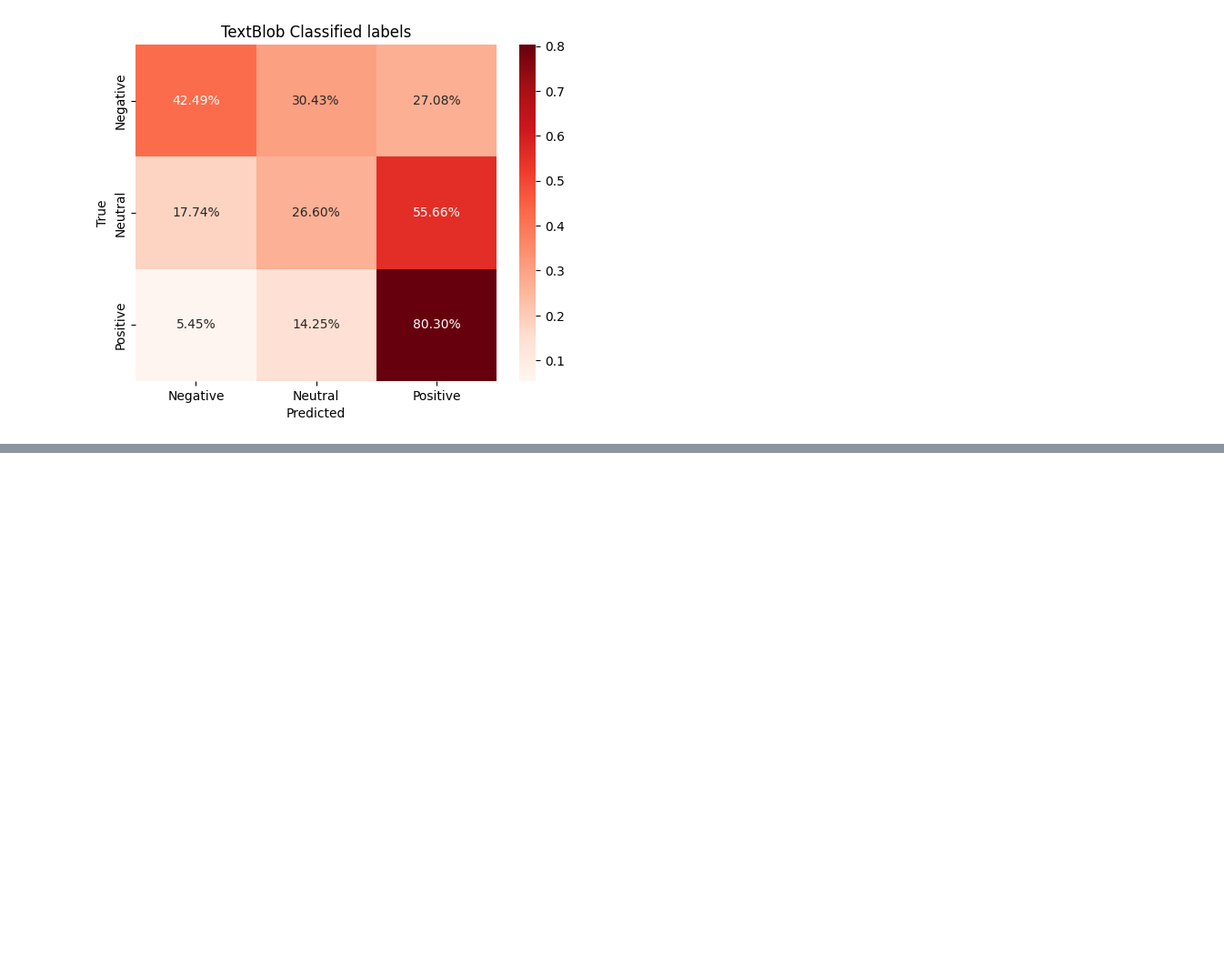
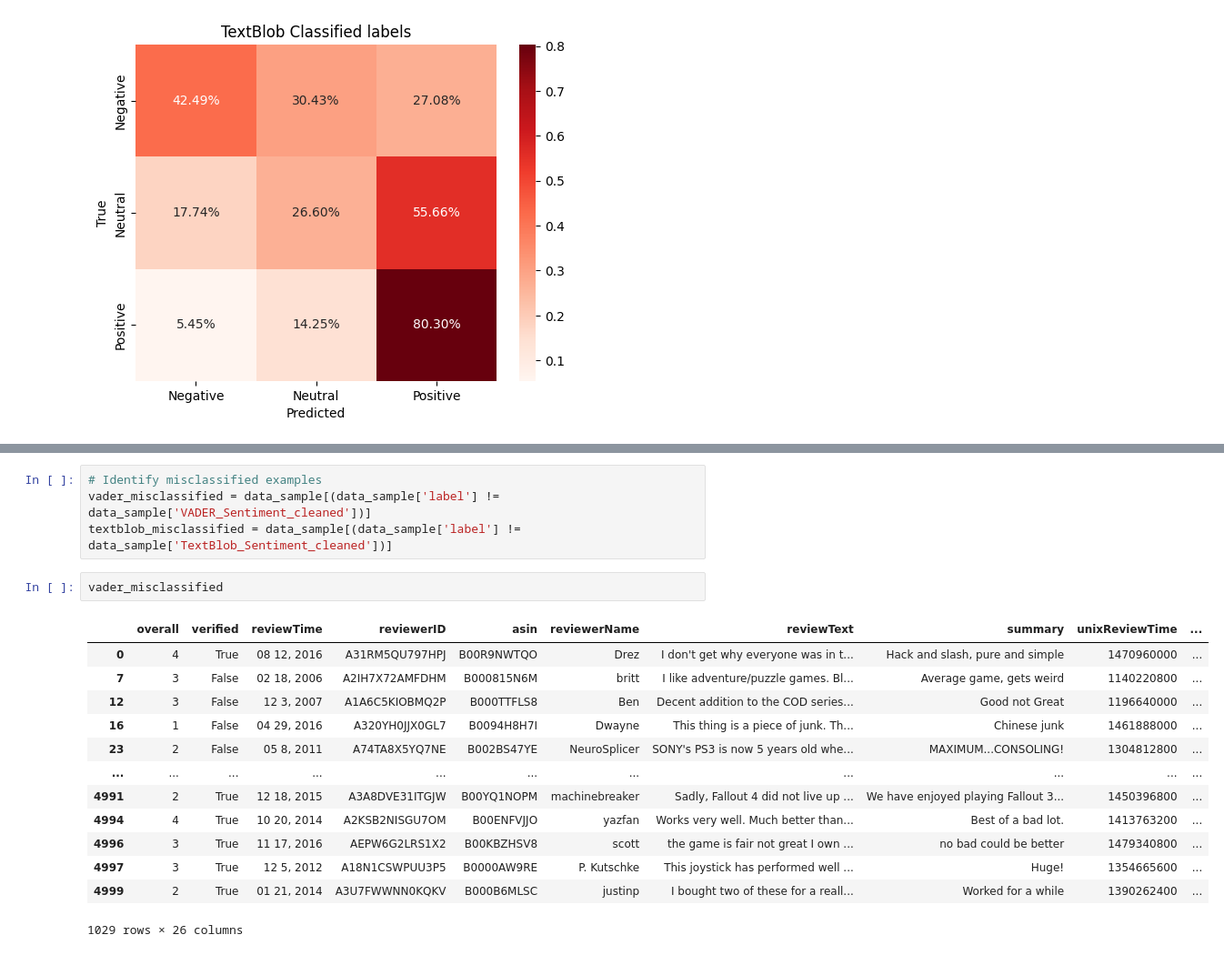
Before and after one commit to emreyurderiportfolio/Portfolio, a Jupyter notebook: Amazon_Reviews_Sentiment_Analysis/Sentiment_Analysis.ipynb, the cells around one changed output, grey strips where cells are left out. Shown at 91% size. Drawn from its saved outputs; the diff is of its cells as text; blank space fills up the shorter version.

```diff
--- a/Amazon_Reviews_Sentiment_Analysis/Sentiment_Analysis.ipynb
+++ b/Amazon_Reviews_Sentiment_Analysis/Sentiment_Analysis.ipynb
@@ -697,0 +756,20 @@ plt.show()
+# %%
+# Identify misclassified examples
+vader_misclassified = data_sample[(data_sample['label'] != data_sample['VADER_Sentiment_cleaned'])]
+textblob_misclassified = data_sample[(data_sample['label'] != data_sample['TextBlob_Sentiment_cleaned'])]
+# %%
+vader_misclassified
+# %% [output]
+|  | overall | verified | reviewTime | reviewerID | asin | reviewerName | reviewText | summary | unixReviewTime | ... |
+| 0 | 4 | True | 08 12, 2016 | A31RM5QU797HPJ | B00R9NWTQO | Drez | I don't get why everyone was in t... | Hack and slash, pure and simple | 1470960000 | ... |
+| 7 | 3 | False | 02 18, 2006 | A2IH7X72AMFDHM | B000815N6M | britt | I like adventure/puzzle games. Bl... | Average game, gets weird | 1140220800 | ... |
+| 12 | 3 | False | 12 3, 2007 | A1A6C5KIOBMQ2P | B000TTFLS8 | Ben | Decent addition to the COD series... | Good not Great | 1196640000 | ... |
+| 16 | 1 | False | 04 29, 2016 | A320YH0JJX0GL7 | B0094H8H7I | Dwayne | This thing is a piece of junk. Th... | Chinese junk | 1461888000 | ... |
+| 23 | 2 | False | 05 8, 2011 | A74TA8X5YQ7NE | B002BS47YE | NeuroSplicer | SONY's PS3 is now 5 years old whe... | MAXIMUM...CONSOLING! | 1304812800 | ... |
+| ... | ... | ... | ... | ... | ... | ... | ... | ... | ... | ... |
+| 4991 | 2 | True | 12 18, 2015 | A3A8DVE31ITGJW | B00YQ1NOPM | machinebreaker | Sadly, Fallout 4 did not live up ... | We have enjoyed playing Fallout 3... | 1450396800 | ... |
+| 4994 | 4 | True | 10 20, 2014 | A2KSB2NISGU7OM | B00ENFVJJO | yazfan | Works very well. Much better than... | Best of a bad lot. | 1413763200 | ... |
+| 4996 | 3 | True | 11 17, 2016 | AEPW6G2LRS1X2 | B00KBZHSV8 | scott | the game is fair not great I own ... | no bad could be better | 1479340800 | ... |
+| 4997 | 3 | True | 12 5, 2012 | A18N1CSWPUU3P5 | B0000AW9RE | P. Kutschke | This joystick has performed well ... | Huge! | 1354665600 | ... |
+| 4999 | 2 | True | 01 21, 2014 | A3U7FWWNN0KQKV | B000B6MLSC | justinp | I bought two of these for a reall... | Worked for a while | 1390262400 | ... |
+1029 rows × 26 columns
```
Also changed, not shown: parts of 21 cells of this notebook.
